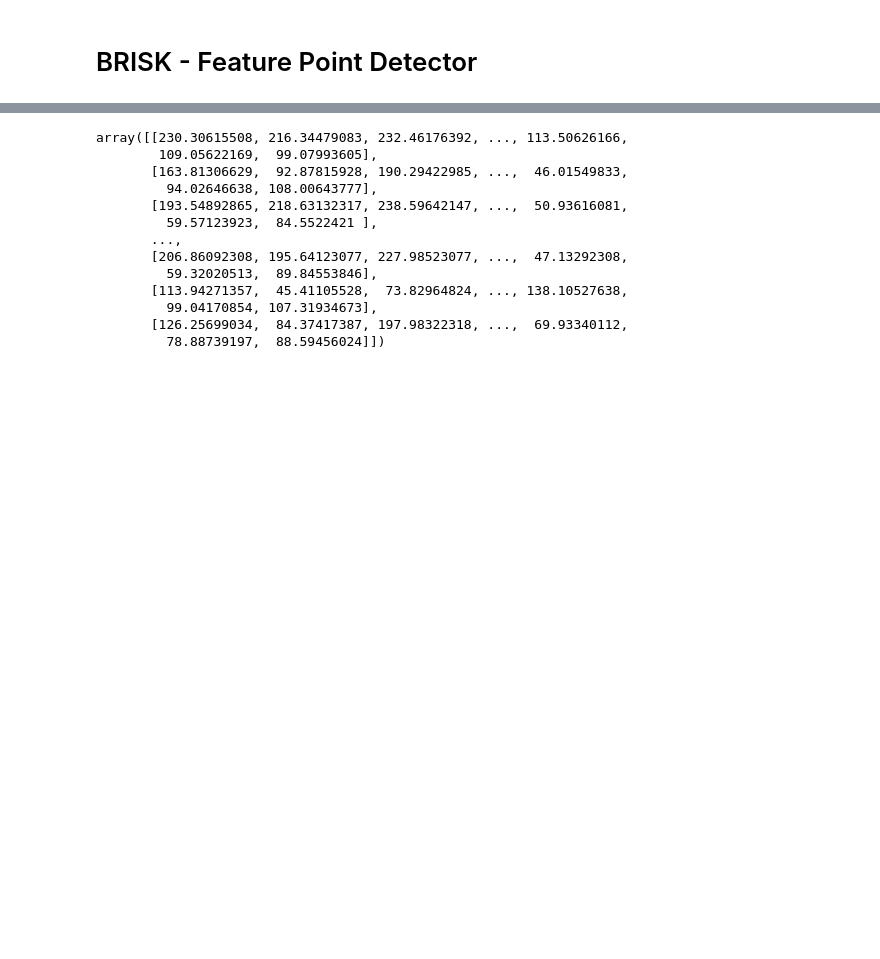
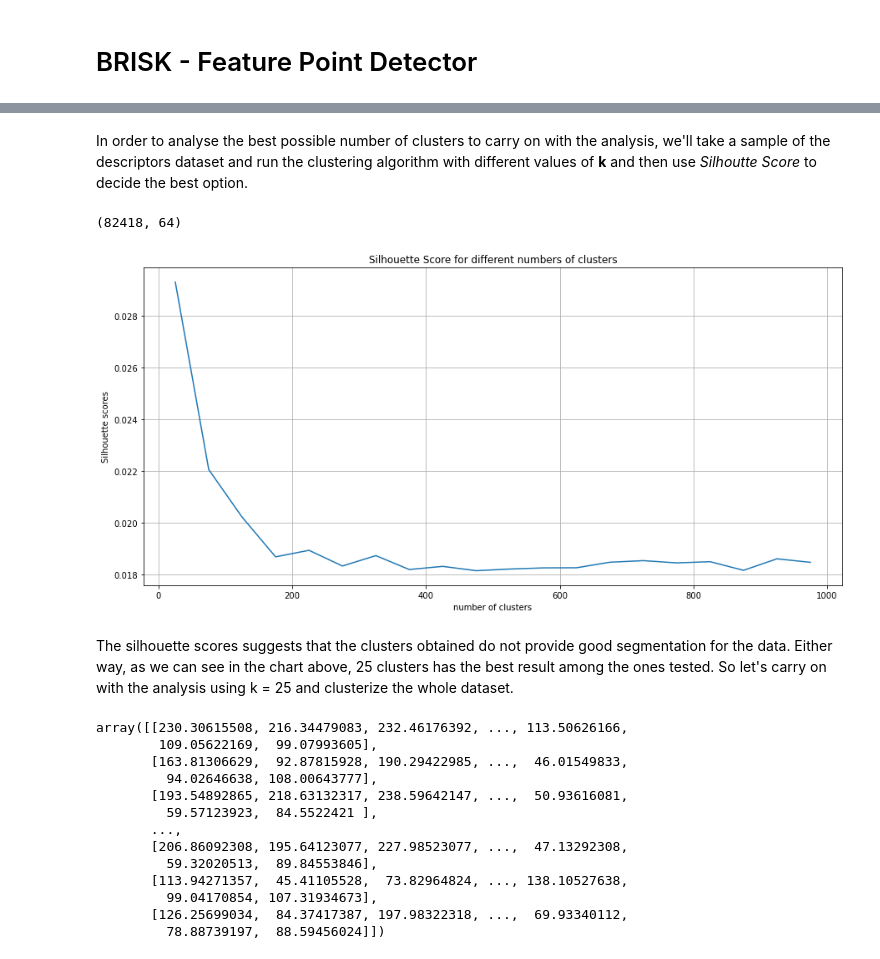
Before and after one commit to josealexandre-mecai/img-processing-2022, a Jupyter notebook: BOVW_Train.ipynb, the cells around one changed output, grey strips where cells are left out. Saved outputs shown, nothing was run; the diff lists cells and outputs as text; code cells hidden in the pictures; blank space fills up the shorter version.

Commit message:
updated clustering procedure on training set

```diff
--- a/BOVW_Train.ipynb
+++ b/BOVW_Train.ipynb
@@ -136,0 +115,9 @@ array([[176., 255., 255., ...,   0., 224., 239.],
+# %% [markdown]
+In order to analyse the best possible number of clusters to carry on with the analysis, we'll take a sample of the descriptors dataset and run the clustering algorithm with different values of __k__ and then use _Silhoutte Score_ to decide the best option.
+# %%
+np.random.seed(1658)
+sample_idx = np.random.choice(descriptors_float.shape[0], size = int(descriptors_float.shape[0]*0.1), replace = False)
+descriptors_sample = descriptors_float[sample_idx]
+print(descriptors_sample.shape)
+# %% [output]
+(82418, 64)
@@ -136,0 +127,9 @@ array([[176., 255., 255., ...,   0., 224., 239.],
+# %%
+# recommendation is to explore between 25 and 1.000 clusters
+n_clusters = np.arange(25, 1000, 50)
+scores=[]
+for k in n_clusters:
+    voc_sample, _ = kmeans(descriptors_sample, k, 1)
+    clusters, _ = vq(descriptors_sample, voc_sample)
+    score = silhouette_score(descriptors_sample, clusters)
+    scores.append(score)
@@ -137,3 +138,15 @@ array([[176., 255., 255., ...,   0., 224., 239.],
+# %%
+fig=plt.figure(figsize=(15,7))
+plt.title("Silhouette Score for different numbers of clusters")
+plt.plot(n_clusters, scores)
+plt.ylabel("Silhouette scores")
+plt.xlabel("number of clusters")
+plt.grid()
+plt.savefig('silhouette_scores.png')
+# %% [output]
+[figure, added]
+# %% [markdown]
+The silhouette scores suggests that the clusters obtained do not provide good segmentation for the data. Either way, as we can see in the chart above, 25 clusters has the best result among the ones tested. So let's carry on with the analysis using k = 25 and clusterize the whole dataset.
 # %%
 k = 200
 voc, variance = kmeans(descriptors_float, k, 1)
```
Also changed, not shown: parts of 15 cells of this notebook, 2 other files.
